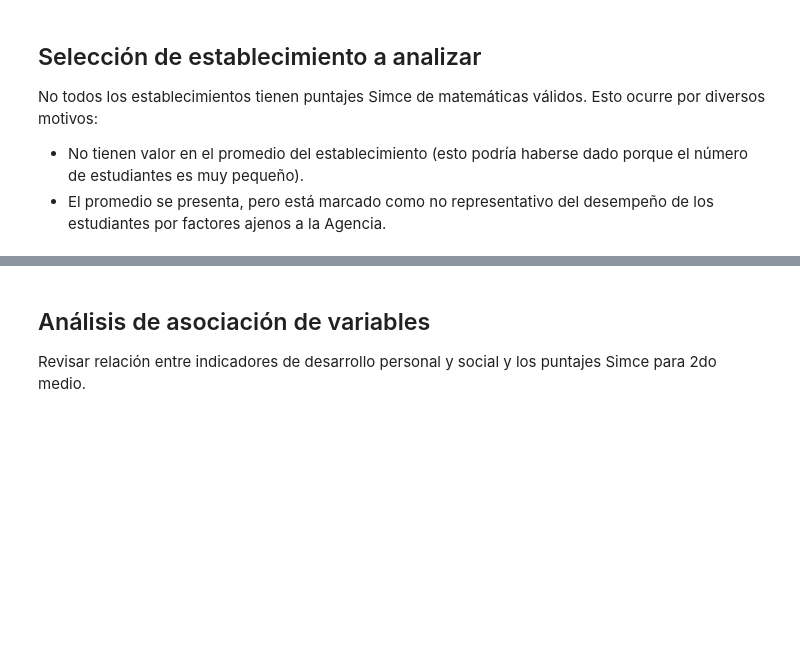
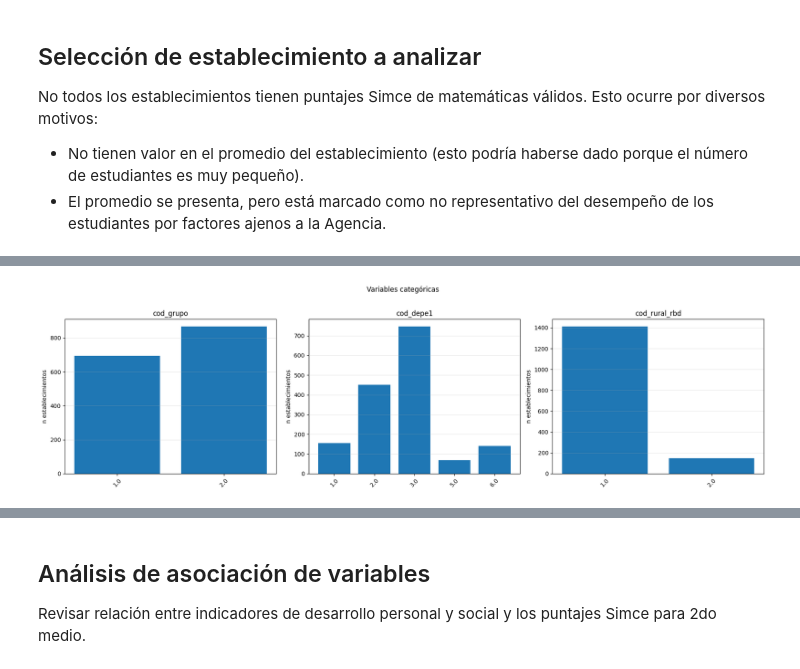
Before and after one commit to vcanalesg/dcc_taller_proyecto_g4, a Jupyter notebook: 3_analizar_rbd.ipynb, the cells around one changed output, grey strips where cells are left out. Cells and saved outputs as stored; diff of their text form; code cells hidden in the pictures; blank space fills up the shorter version.

```diff
--- a/3_analizar_rbd.ipynb
+++ b/3_analizar_rbd.ipynb
@@ -48,0 +66,18 @@ rbd_gse_medio_bajo = rbd_filtrado[rbd_filtrado['cod_grupo'].isin([2,3])]
+# %%
+cat_vars = ['cod_grupo', 'cod_depe1', 'cod_rural_rbd']
+
+fig, axes = plt.subplots(1, len(cat_vars), figsize=(18, 5))
+
+for ax, var in zip(axes, cat_vars):
+    counts = rbd_gse_medio_bajo[var].value_counts().sort_index()
+    ax.bar(counts.index.astype(str), counts.values)
+    ax.set_title(var)
+    ax.set_ylabel('n establecimientos')
+    ax.tick_params(axis='x', rotation=45)
+    ax.grid(True, alpha=0.3, axis='y')
+
+plt.suptitle('Variables categóricas', y=1.02)
+plt.tight_layout()
+plt.show()
+# %% [output]
+[figure, added]
```
Also changed, not shown: parts of 6 cells of this notebook, 2 other files.
